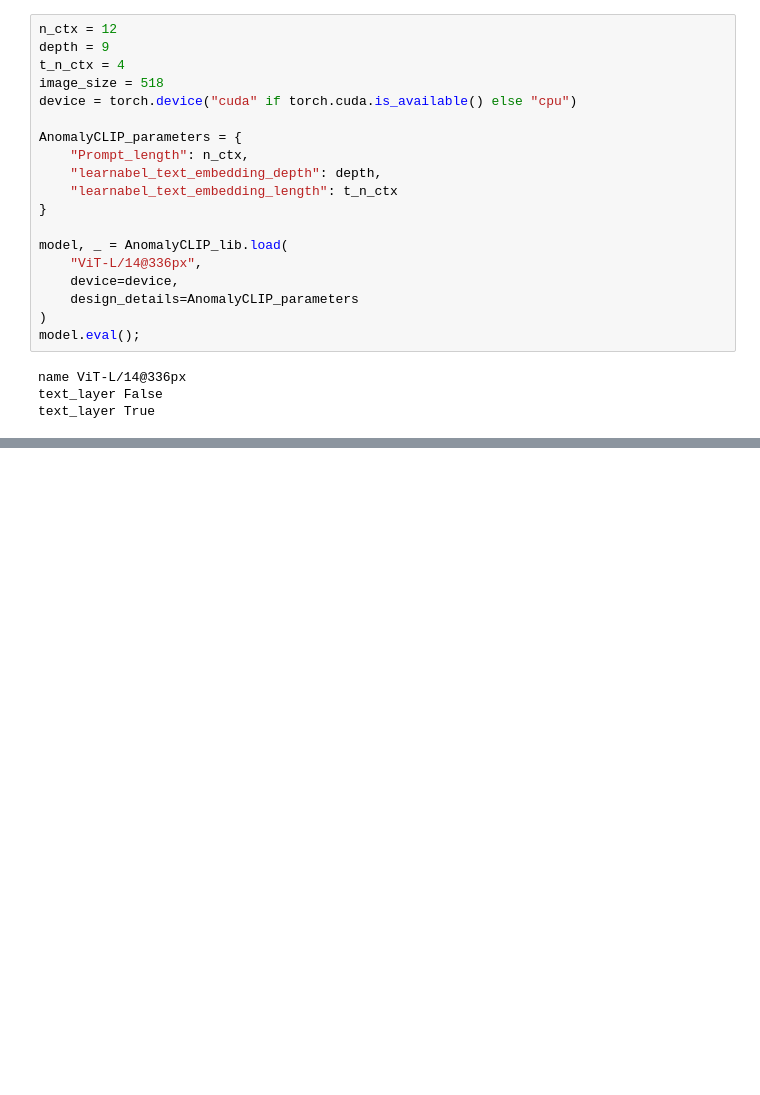
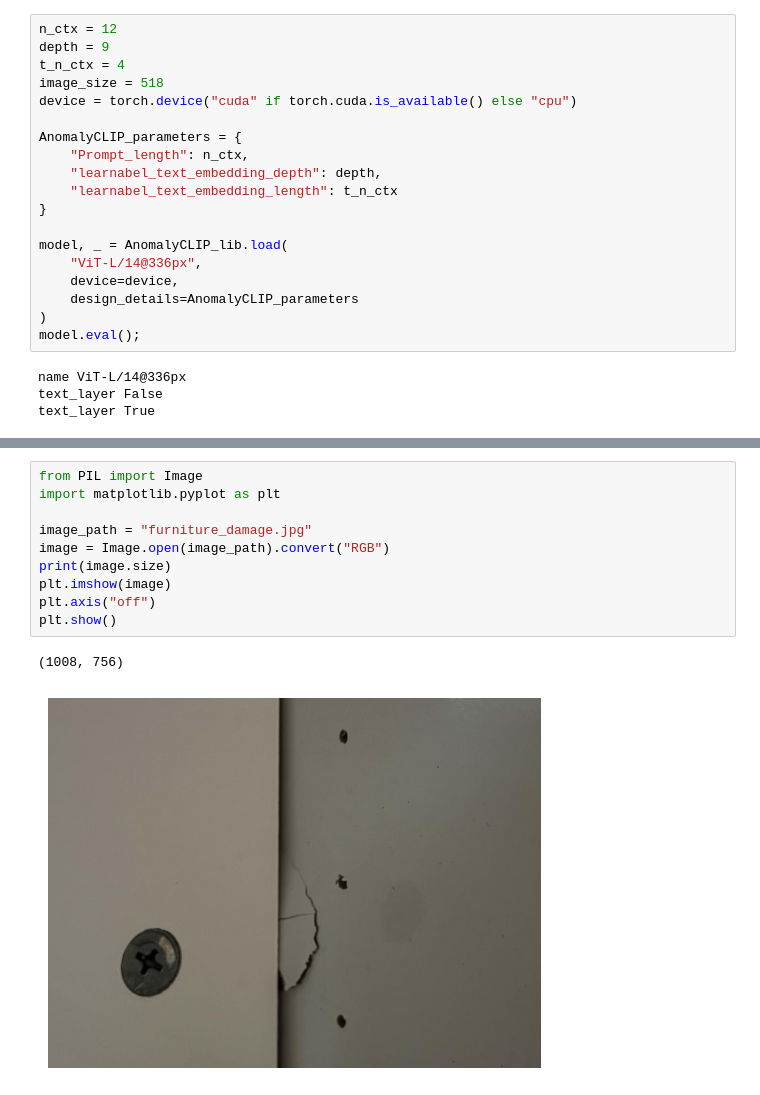
Before and after one commit to vmirly/GenAI-Hub, a Jupyter notebook: AnomalyCLIP/anomalyclip_inference.ipynb, the cells around one changed output, grey strips where cells are left out. Cells and saved outputs as stored; diff of their text form; blank space fills up the shorter version.

Commit message:
AnomalyCLIP: example image furniture damage

```diff
--- a/AnomalyCLIP/anomalyclip_inference.ipynb
+++ b/AnomalyCLIP/anomalyclip_inference.ipynb
@@ -108,0 +124,13 @@ preprocess, target_transform = get_transform(image_size)
+# %%
+from PIL import Image
+import matplotlib.pyplot as plt
+
+image_path = "furniture_damage.jpg"
+image = Image.open(image_path).convert("RGB")
+print(image.size)
+plt.imshow(image)
+plt.axis("off")
+plt.show()
+# %% [output]
+(1008, 756)
+[figure, added]
```
Also changed, not shown: parts of 1 cell of this notebook, 1 other file.
